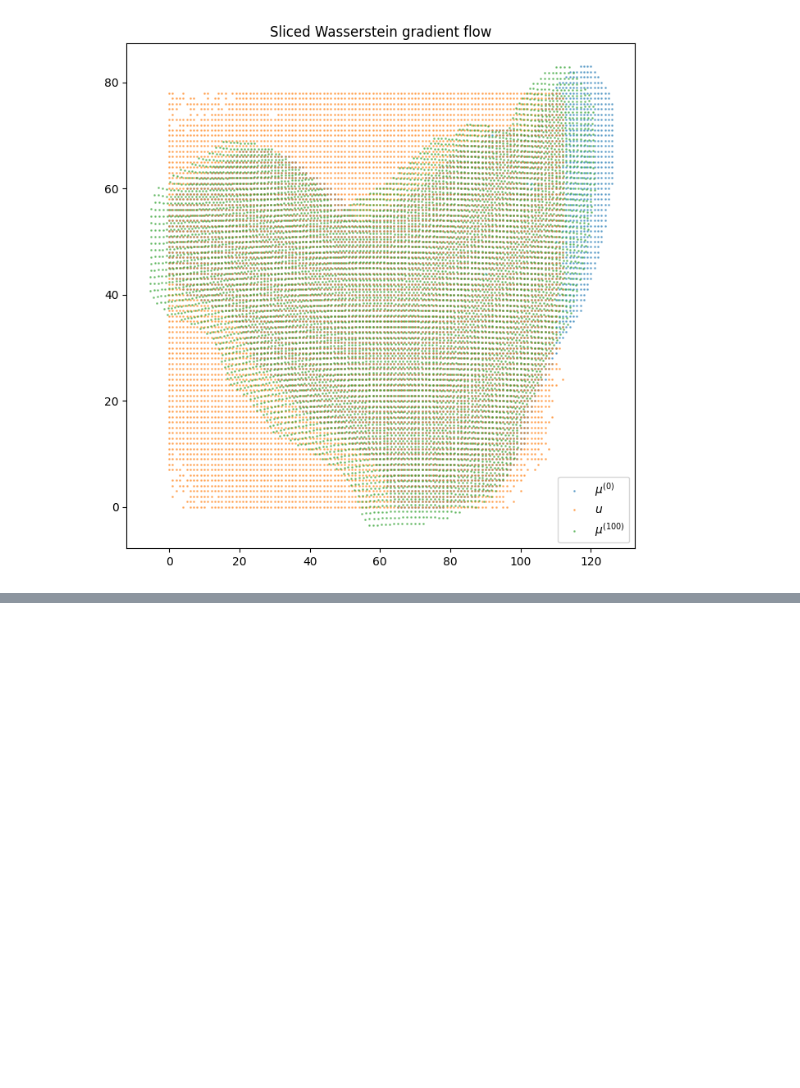
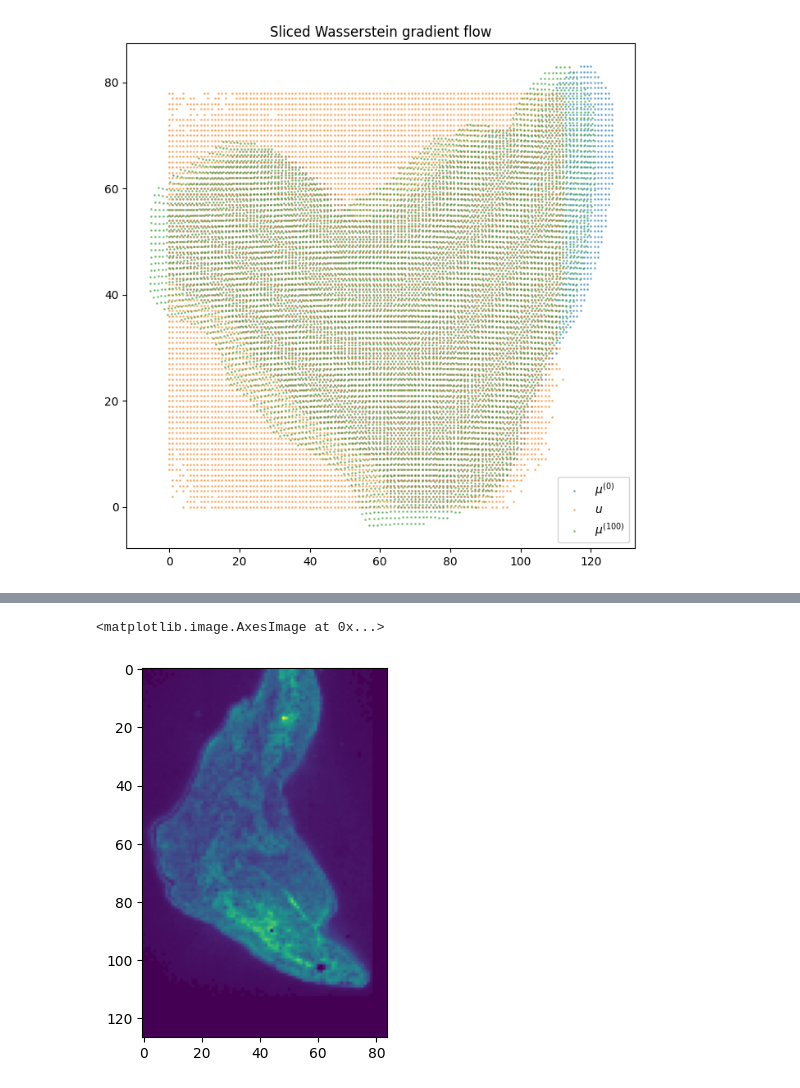
Before and after one commit to cb11711211/sc_st_attention_integration, a Jupyter notebook: pot_fuse_prot_rna.ipynb, the cells around one changed output, grey strips where cells are left out. Saved outputs shown, nothing was run; the diff lists cells and outputs as text; code cells hidden in the pictures; blank space fills up the shorter version.

```diff
--- a/pot_fuse_prot_rna.ipynb
+++ b/pot_fuse_prot_rna.ipynb
@@ -221,0 +291,5 @@ ax = pl.axis()
+# %%
+plt.imshow(rna_mtx)
+# %% [output]
+<matplotlib.image.AxesImage at 0x...>
+[figure, added]
```
Also changed, not shown: parts of 9 cells of this notebook.
